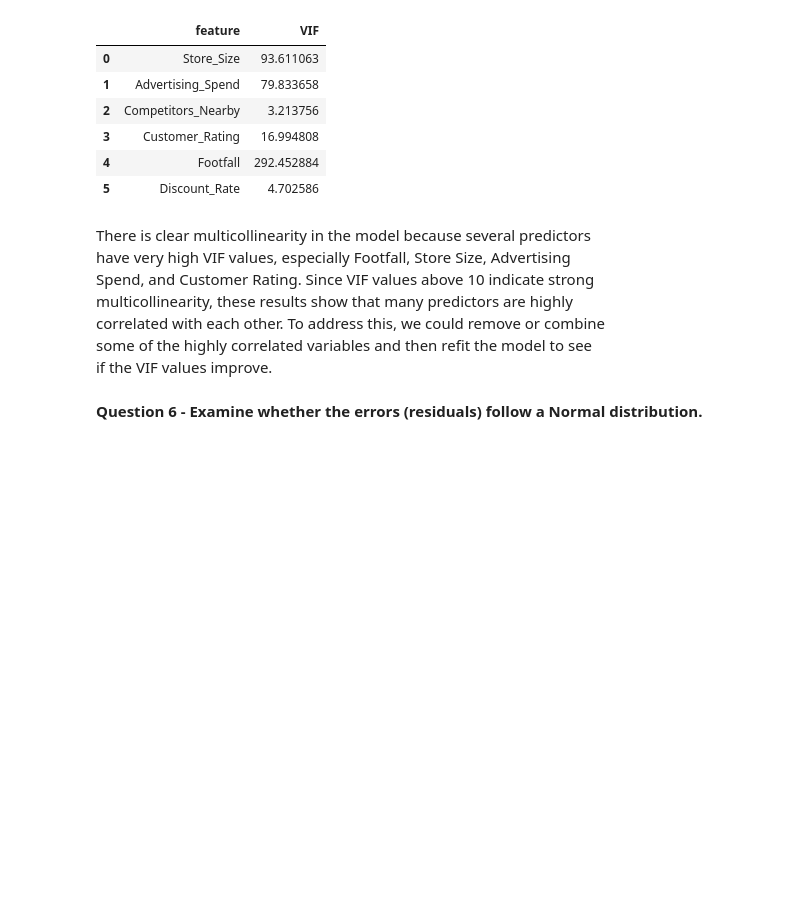
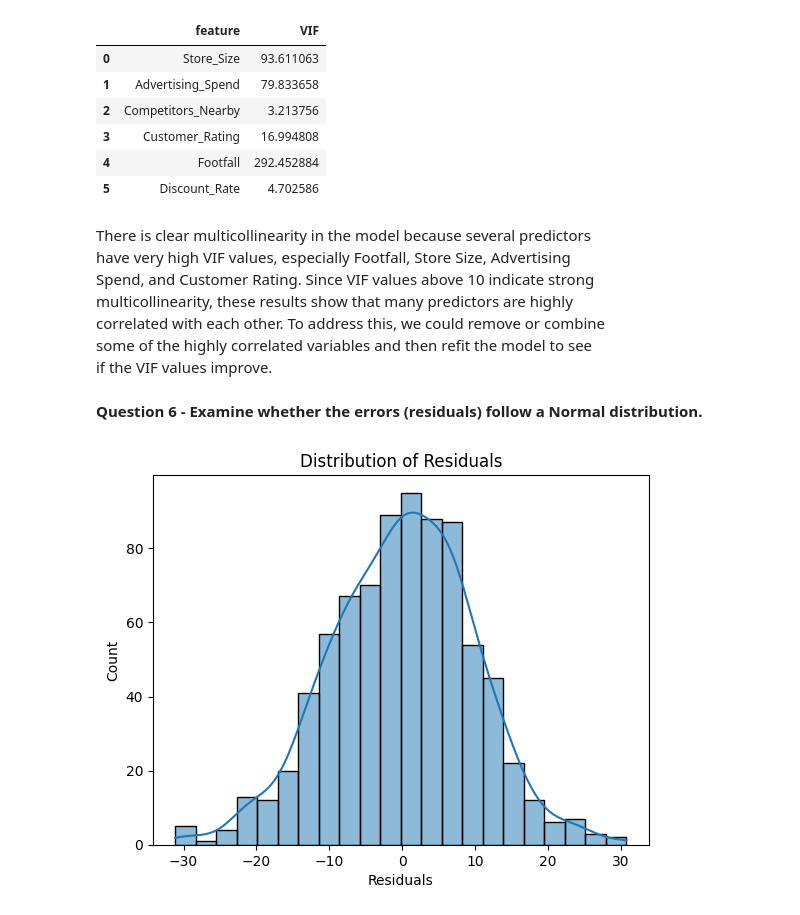
Before and after one commit to MateusVeloso16/Statistic_DSI, a Jupyter notebook: assignment_3/Assignment_3_Mateus_Veloso.ipynb, the cells around one changed output. Saved outputs shown, nothing was run; the diff lists cells and outputs as text; code cells hidden in the pictures; blank space fills up the shorter version.

```diff
--- a/assignment_3/Assignment_3_Mateus_Veloso.ipynb
+++ b/assignment_3/Assignment_3_Mateus_Veloso.ipynb
@@ -212,3 +212,12 @@ some of the highly correlated variables and then refit the model to see
 if the VIF values improve.
 # %% [markdown]
 <b> Question 6 - Examine whether the errors (residuals) follow a Normal distribution. </b>
+# %%
+residuals = model.resid
+
+sns.histplot(residuals, kde=True)
+plt.xlabel("Residuals")
+plt.title("Distribution of Residuals")
+plt.show()
+# %% [output]
+[figure, added]
```
Also changed, not shown: parts of 4 cells of this notebook.
